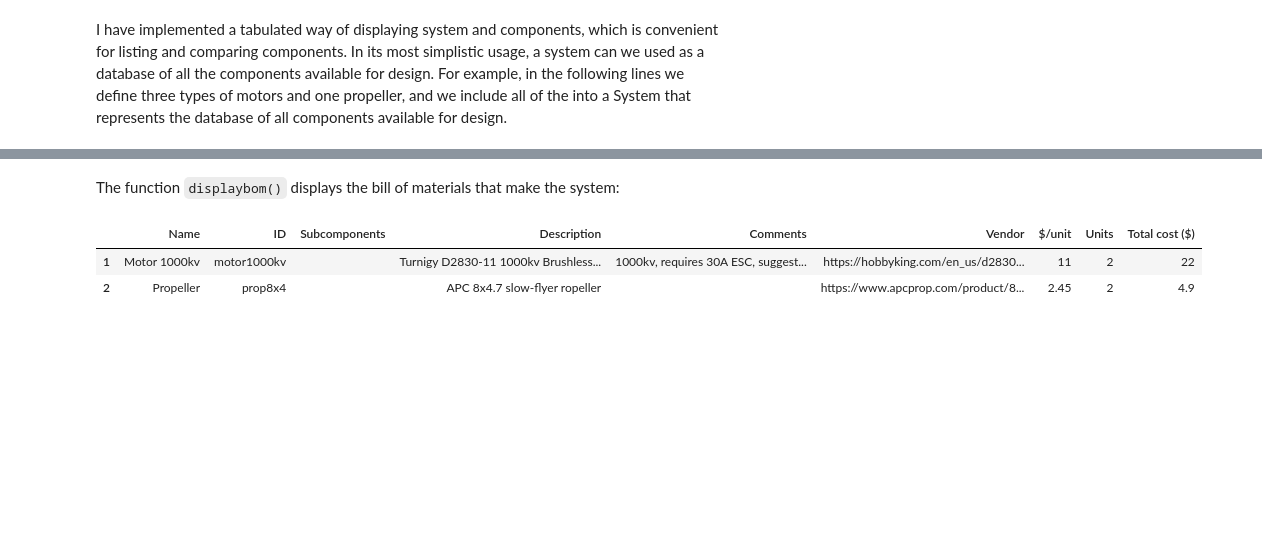
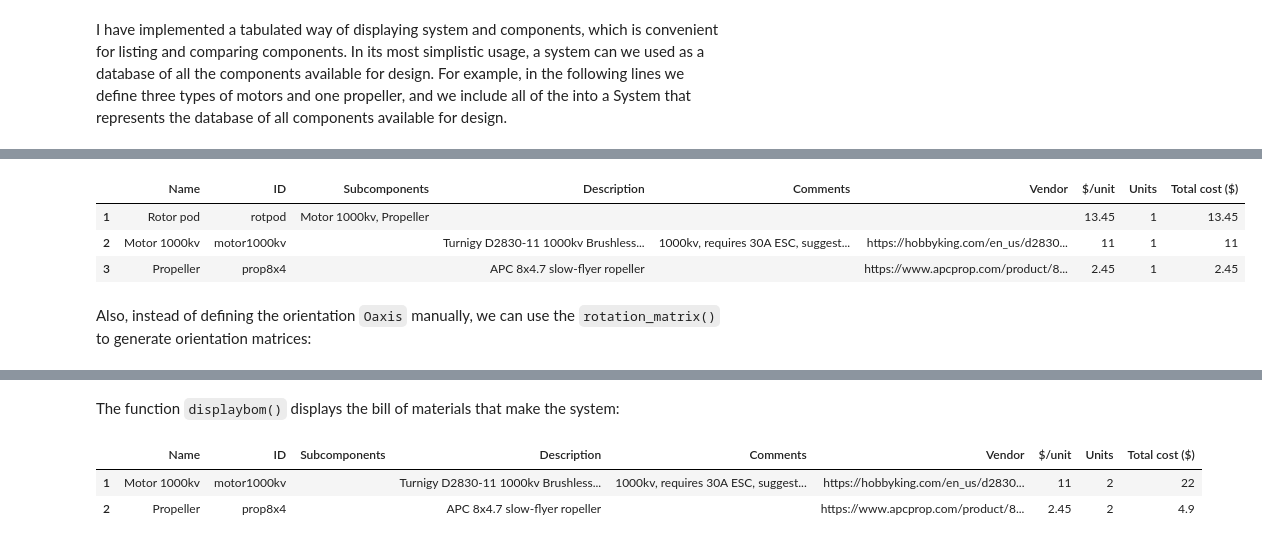
Before and after one commit to EdoAlvarezR/AircraftDesignTools.jl, a Jupyter notebook: docs/documentation.ipynb, the cells around one changed output, grey strips where cells are left out. Saved outputs shown, nothing was run; the diff lists cells and outputs as text; code cells hidden in the pictures; blank space fills up the shorter version.

```diff
--- a/docs/documentation.ipynb
+++ b/docs/documentation.ipynb
@@ -486,0 +496,21 @@ componentdatabase = System(
+# %%
+# Define system
+rotorpod = System(
+                        "Rotor pod",                # Name
+                        [motor1000kv, prop8x4];     # Subcomponents
+                        id="rotpod",                # Identifier
+
+                        # Orientation of motor and prop: centerline (z-axis)
+                        # aligned with x-axis
+                        subOaxis = [[0 1 0; 0 0 1; 1 0 0], [0 1 0; 0 0 1; 1 0 0]],
+
+                        # Position of motor and prop: Rotor flush with motor face
+                        subO=[zeros(3), [-prop8x4.subcomponents.shape.h, 0, 0]]
+               )
+# %% [output]
+|  | Name | ID | Subcomponents | Description | Comments | Vendor | $/unit | Units | Total cost ($) |
+| 1 | Rotor pod | rotpod | Motor 1000kv, Propeller |  |  |  | 13.45 | 1 | 13.45 |
+| 2 | Motor 1000kv | motor1000kv |  | Turnigy D2830-11 1000kv Brushless... | 1000kv, requires 30A ESC, suggest... | https://hobbyking.com/en_us/d2830... | 11 | 1 | 11 |
+| 3 | Propeller | prop8x4 |  | APC 8x4.7 slow-flyer ropeller |  | https://www.apcprop.com/product/8... | 2.45 | 1 | 2.45 |
+# %% [markdown]
+Also, instead of defining the orientation `Oaxis` manually, we can use the `rotation_matrix()` to generate orientation matrices:
```
Also changed, not shown: parts of 23 cells of this notebook, 6 other files.
